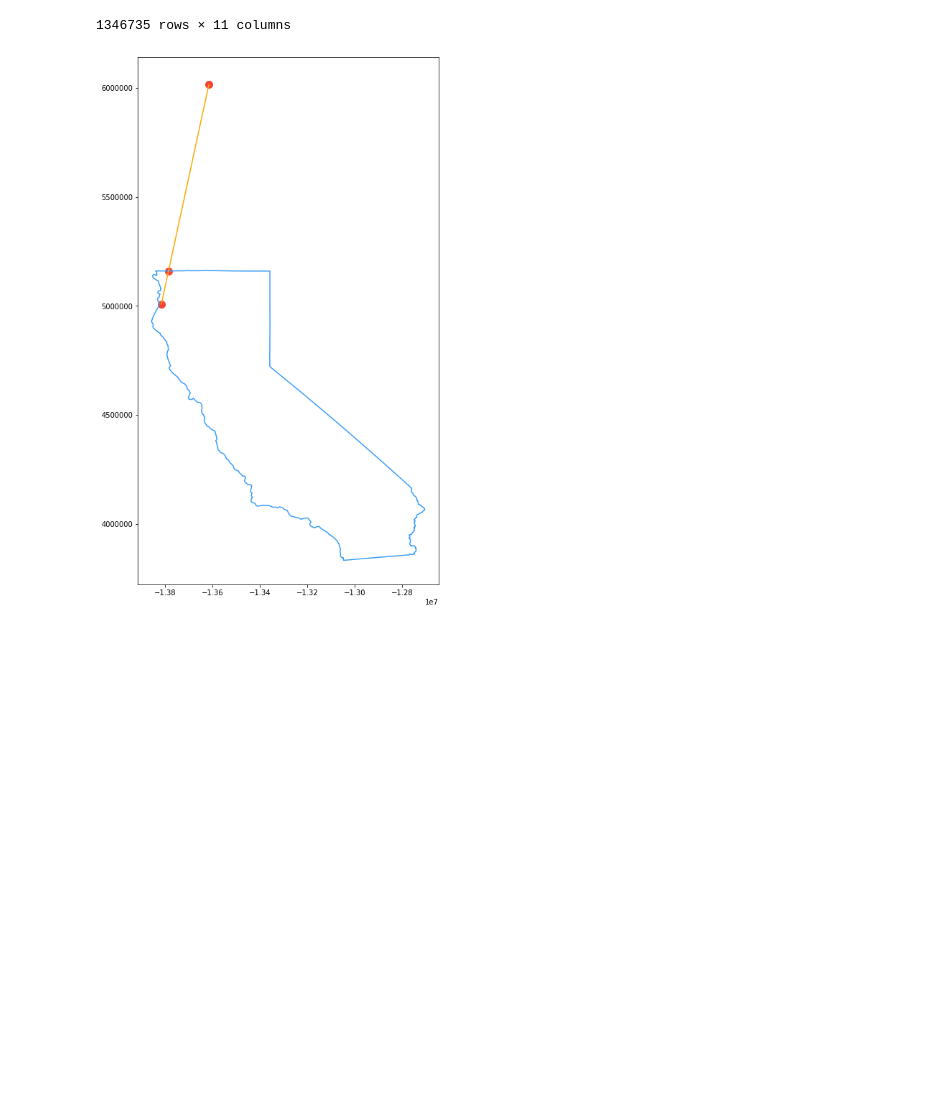
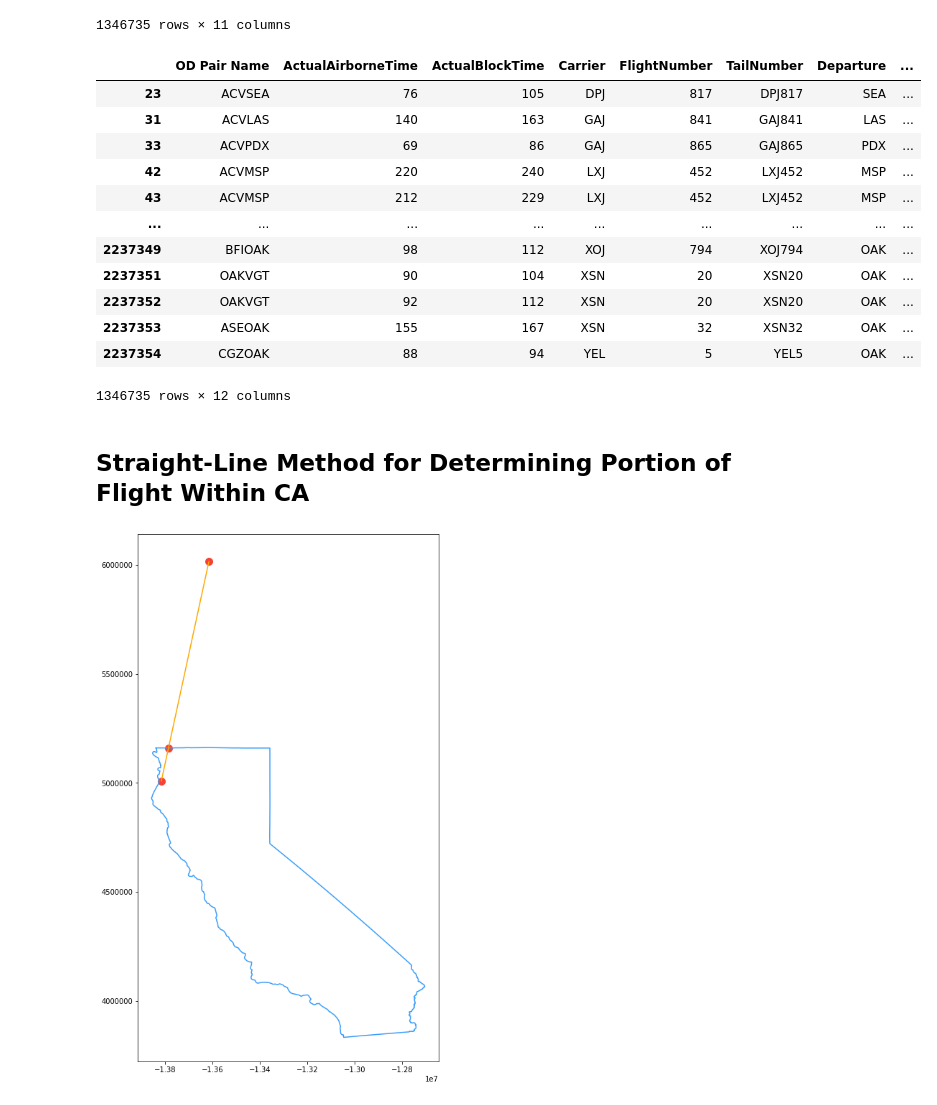
Before and after one commit to candaceyee/ca-electric-aircraft-emissions, a Jupyter notebook: Fuel Emission Calculations.ipynb, the cells around one changed output. Saved outputs shown, nothing was run; the diff lists cells and outputs as text; code cells hidden in the pictures; blank space fills up the shorter version.

```diff
--- a/Fuel Emission Calculations.ipynb
+++ b/Fuel Emission Calculations.ipynb
@@ -244,11 +244,11 @@ f = pd.read_csv('airports.dat.txt', header = None)
 f = f.rename(columns = {0: 'ID', 1: 'Name', 2: 'City', 3: 'Country', 4: 'IATA', 5: 'ICAO', 6: 'Latitude', 7: 'Longitude',
          8: 'Altitude', 9: 'Timezone', 10: 'DST', 11: 'Tz Database Timzone', 12: 'Type', 13: 'Source'})
 f = f[f['Country'] == 'United States']
-f = f['IATA']
+f = f[['IATA', 'ICAO', 'Latitude', 'Longitude']]
 # %%
 #seperate international flights from domestic-US flights
 all_CA_flights_2019 = pd.read_csv('Flight Data Compiled/all_CA_airports_2019.csv')
-all_US_CA_flights_2019 = all_CA_flights_2019[(all_CA_flights_2019['Departure'].isin(f)) & (all_CA_flights_2019['Arrival'].isin(f))]
+all_US_CA_flights_2019 = all_CA_flights_2019[(all_CA_flights_2019['Departure'].isin(f['IATA'])) & (all_CA_flights_2019['Arrival'].isin(f['IATA']))]
 # %%
 all_US_CA_flights_2019
 # %% [output]
@@ -294,0 +289,9 @@ f = f[['IATA', 'ICAO', 'Latitude', 'Longitude']]
+# %%
+def od_pair_name_addition(df):
+    a = df[['Departure', 'Arrival']].values
+    a = np.sort(a)
+    a_df = pd.DataFrame(a)
+    a_df = pd.Series(a_df[0] + a_df[1])
+    insert = pd.concat([a_df, pd.Series(df.index)], axis = 1).set_index(1)
+    df_return = pd.concat([insert, df], axis = 1).rename(columns = {0: 'OD Pair Name'})
+    return df_return
@@ -295,3 +300,21 @@ f = f[['IATA', 'ICAO', 'Latitude', 'Longitude']]
+# %%
+out_of_CA
+# %% [output]
+|  | OD Pair Name | ActualAirborneTime | ActualBlockTime | Carrier | FlightNumber | TailNumber | Departure | ... |
+| 23 | ACVSEA | 76 | 105 | DPJ | 817 | DPJ817 | SEA | ... |
+| 31 | ACVLAS | 140 | 163 | GAJ | 841 | GAJ841 | LAS | ... |
+| 33 | ACVPDX | 69 | 86 | GAJ | 865 | GAJ865 | PDX | ... |
+| 42 | ACVMSP | 220 | 240 | LXJ | 452 | LXJ452 | MSP | ... |
+| 43 | ACVMSP | 212 | 229 | LXJ | 452 | LXJ452 | MSP | ... |
+| ... | ... | ... | ... | ... | ... | ... | ... | ... |
+| 2237349 | BFIOAK | 98 | 112 | XOJ | 794 | XOJ794 | OAK | ... |
+| 2237351 | OAKVGT | 90 | 104 | XSN | 20 | XSN20 | OAK | ... |
+| 2237352 | OAKVGT | 92 | 112 | XSN | 20 | XSN20 | OAK | ... |
+| 2237353 | ASEOAK | 155 | 167 | XSN | 32 | XSN32 | OAK | ... |
+| 2237354 | CGZOAK | 88 | 94 | YEL | 5 | YEL5 | OAK | ... |
+1346735 rows × 12 columns
+# %% [markdown]
+## Straight-Line Method for Determining Portion of Flight Within CA
 # %%
 def lat_lon_merge(airport_df, loc_df):
     #merge on departures
```
Also changed, not shown: parts of 23 cells of this notebook.
